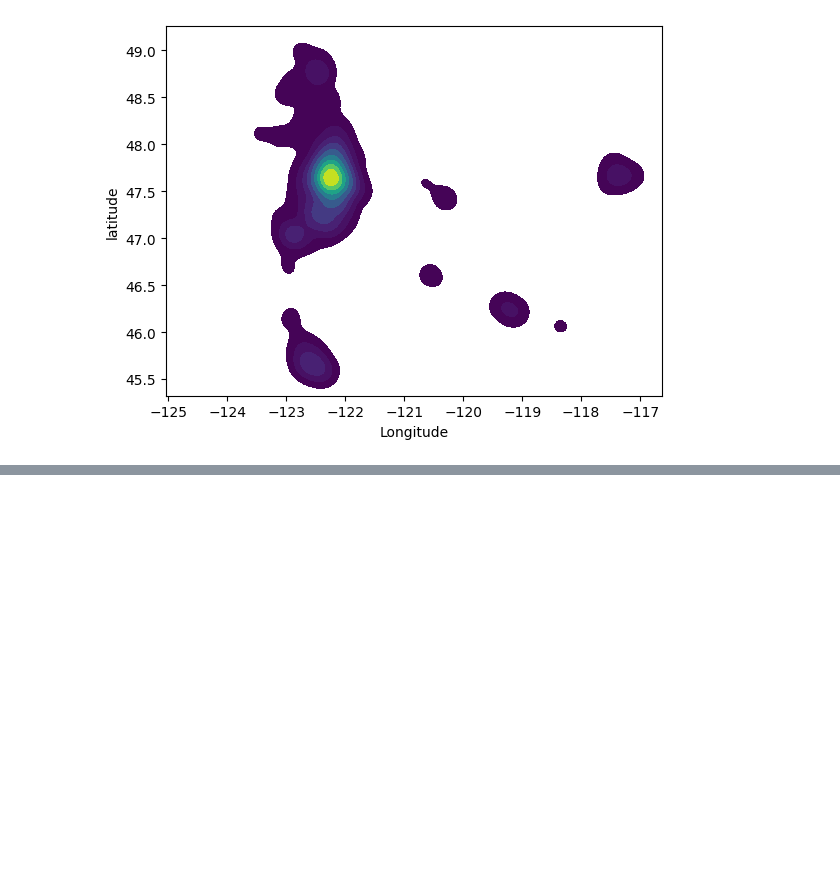
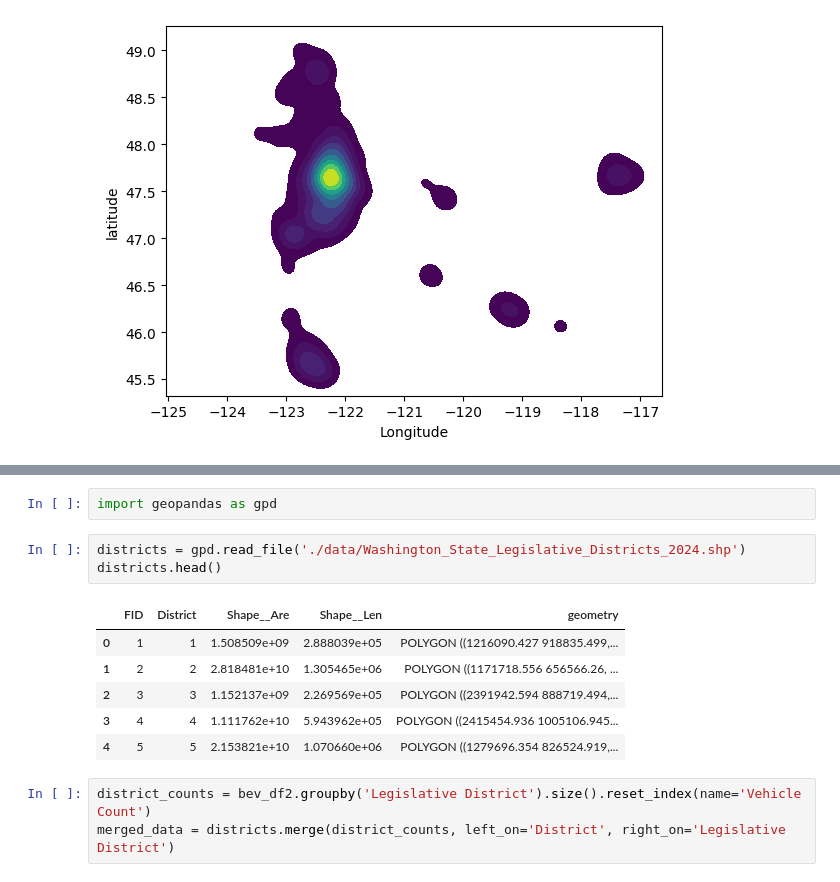
Before and after one commit to MichaelHowick/CS4580-EDA-Assignment, a Jupyter notebook: lk_notebook.ipynb, the cells around one changed output, grey strips where cells are left out. Drawn from its saved outputs; the diff is of its cells as text; blank space fills up the shorter version.

```diff
--- a/lk_notebook.ipynb
+++ b/lk_notebook.ipynb
@@ -143,0 +325,15 @@ plt.show()
+# %%
+import geopandas as gpd
+# %%
+districts = gpd.read_file('./data/Washington_State_Legislative_Districts_2024.shp')
+districts.head()
+# %% [output]
+|  | FID | District | Shape__Are | Shape__Len | geometry |
+| 0 | 1 | 1 | 1.508509e+09 | 2.888039e+05 | POLYGON ((1216090.427 918835.499,... |
+| 1 | 2 | 2 | 2.818481e+10 | 1.305465e+06 | POLYGON ((1171718.556 656566.26, ... |
+| 2 | 3 | 3 | 1.152137e+09 | 2.269569e+05 | POLYGON ((2391942.594 888719.494,... |
+| 3 | 4 | 4 | 1.111762e+10 | 5.943962e+05 | POLYGON ((2415454.936 1005106.945... |
+| 4 | 5 | 5 | 2.153821e+10 | 1.070660e+06 | POLYGON ((1279696.354 826524.919,... |
+# %%
+district_counts = bev_df2.groupby('Legislative District').size().reset_index(name='Vehicle Count')
+merged_data = districts.merge(district_counts, left_on='District', right_on='Legislative District')
```
Also changed, not shown: parts of 16 cells of this notebook, 6 other files.
